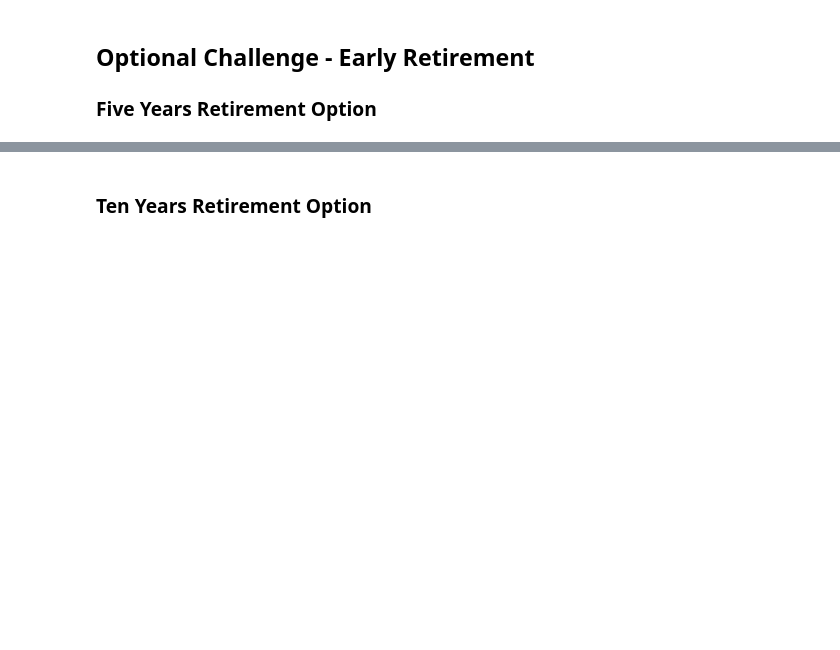
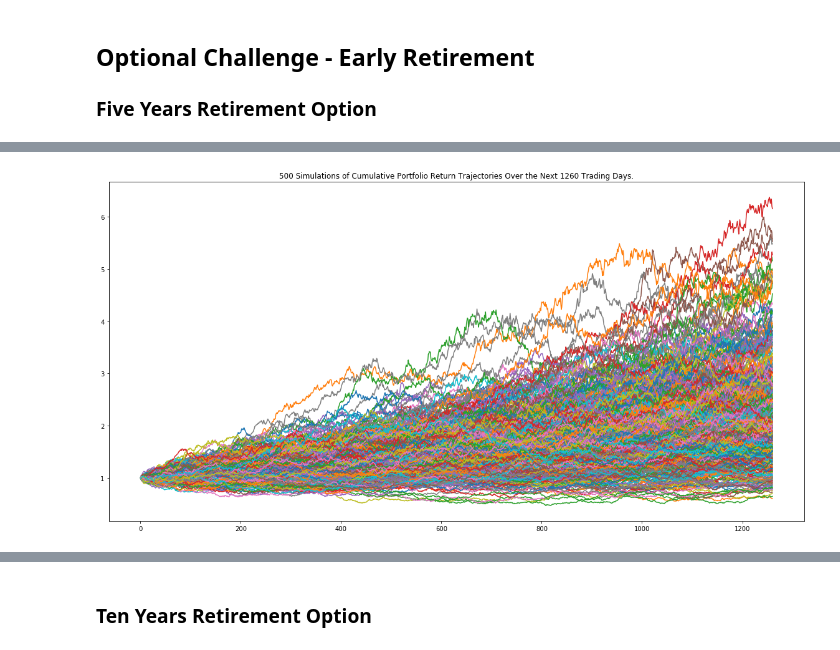
Before and after one commit to Vielufs/API_Homework, a Jupyter notebook: financial-planner.ipynb, the cells around one changed output, grey strips where cells are left out. Saved outputs shown, nothing was run; the diff lists cells and outputs as text; code cells hidden in the pictures; blank space fills up the shorter version.

```diff
--- a/financial-planner.ipynb
+++ b/financial-planner.ipynb
@@ -310,4 +310,12 @@ There is a 95% chance that an initial investment of $30000.0 in the portfolio ov
 
 
 ### Five Years Retirement Option
+# %%
+# Configuring a Monte Carlo simulation to forecast 5 years cumulative returns
+MC_fiveyear=MCSimulation(
+    portfolio_data=spy_agg_5_df,
+    weights=[.01,.99],
+    num_simulation=500,
+    num_trading_days=252*5,
+)
 # %%
@@ -322,2 +355,8 @@ There is a 95% chance that an initial investment of $30000.0 in the portfolio ov
+# %%
+# Plot simulation outcomes
+fiveyear_lineplot=MC_fiveyear.plot_simulation()
+fiveyear_lineplot.get_figure().savefig("Images/MC_fiveyear_sim_plot.PNG",bbox_inches="tight")
+# %% [output]
+[figure, added]
 # %%
 # Plot probability distribution and confidence intervals
```
Also changed, not shown: parts of 23 cells of this notebook, 4 other files.
